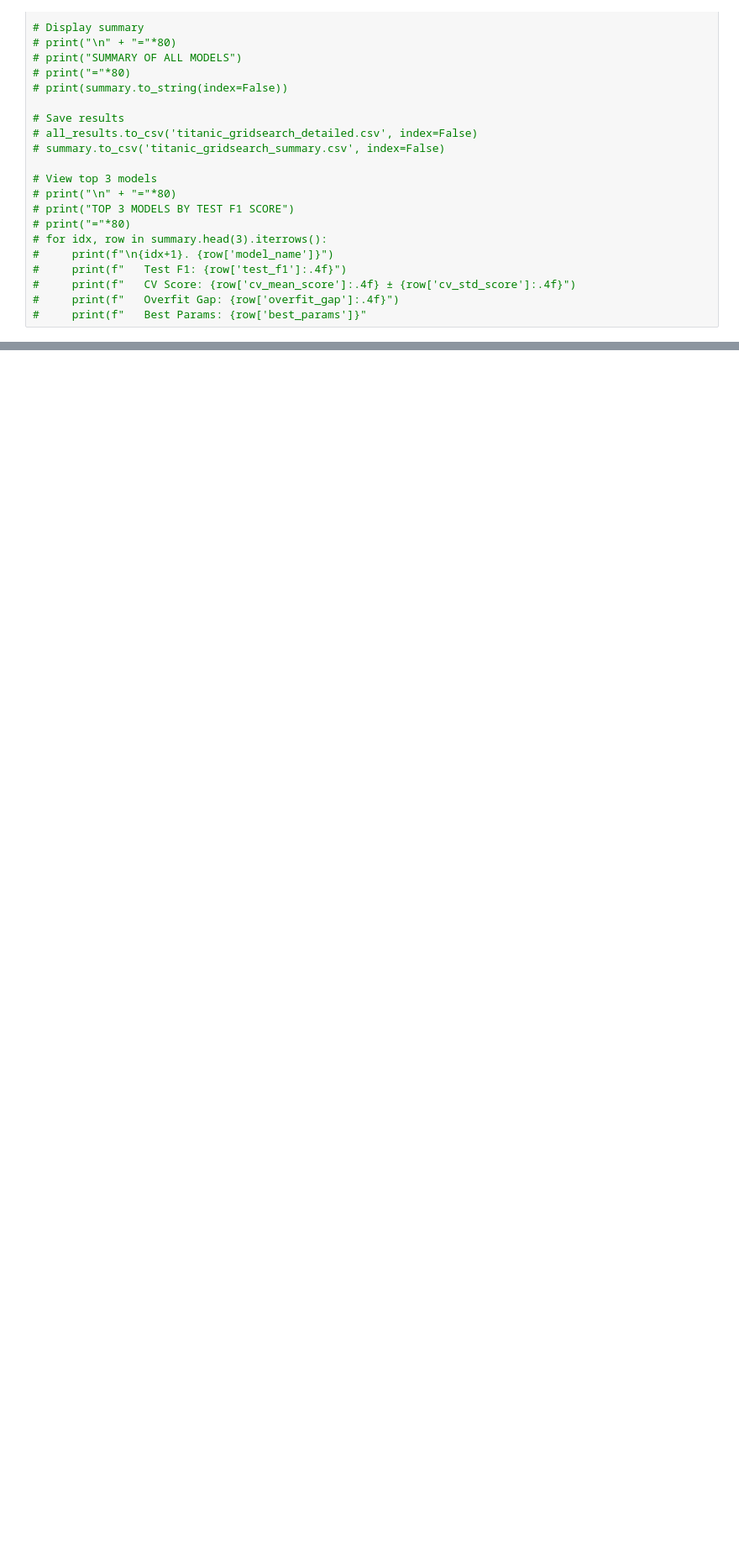
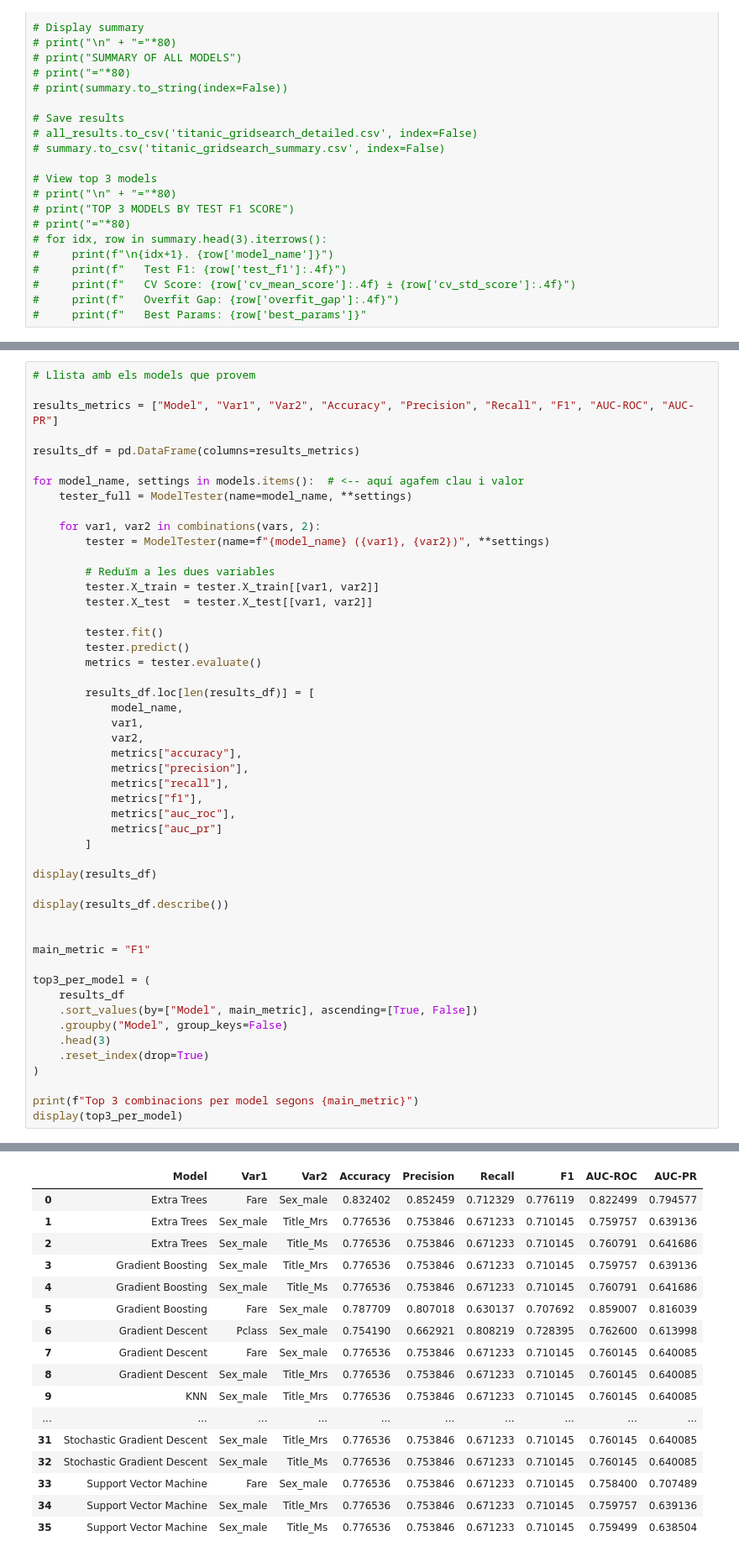
Before and after one commit to NatanSisoev/TitanicSurvival, a Jupyter notebook: practica.ipynb, the cells around one changed output, grey strips where cells are left out. Shown at 84% size. Drawn from its saved outputs; the diff is of its cells as text; blank space fills up the shorter version.

```diff
--- a/practica.ipynb
+++ b/practica.ipynb
@@ -1979,0 +2046,51 @@ def run_grid_search_all_models(models_dict, search_type="grid", cv=5, scoring="f
+# %%
+# Llista amb els models que provem
+
+results_metrics = ["Model", "Var1", "Var2", "Accuracy", "Precision", "Recall", "F1", "AUC-ROC", "AUC-PR"]
+
+results_df = pd.DataFrame(columns=results_metrics)
+
+for model_name, settings in models.items():  # <-- aquí agafem clau i valor
+    tester_full = ModelTester(name=model_name, **settings)
+
+    for var1, var2 in combinations(vars, 2):
+        tester = ModelTester(name=f"{model_name} ({var1}, {var2})", **settings)
+
+        # Reduïm a les dues variables
+        tester.X_train = tester.X_train[[var1, var2]]
+        tester.X_test  = tester.X_test[[var1, var2]]
+
+        tester.fit()
+        tester.predict()
+        metrics = tester.evaluate()
+
+        results_df.loc[len(results_df)] = [
+            model_name,
+            var1,
+            var2,
+            metrics["accuracy"],
+            metrics["precision"],
+            metrics["recall"],
+            metrics["f1"],
+            metrics["auc_roc"],
+            metrics["auc_pr"]
+        ]
+
+display(results_df)
+
+display(results_df.describe())
+
+
+main_metric = "F1"
+
+top3_per_model = (
+    results_df
+    .sort_values(by=["Model", main_metric], ascending=[True, False])
+    .groupby("Model", group_keys=False)
+    .head(3)
+    .reset_index(drop=True)
+)
+
+print(f"Top 3 combinacions per model segons {main_metric}")
+display(top3_per_model)
+# %% [output]
@@ -1979,0 +2120,17 @@ def run_grid_search_all_models(models_dict, search_type="grid", cv=5, scoring="f
+|  | Model | Var1 | Var2 | Accuracy | Precision | Recall | F1 | AUC-ROC | AUC-PR |
+| 0 | Extra Trees | Fare | Sex_male | 0.832402 | 0.852459 | 0.712329 | 0.776119 | 0.822499 | 0.794577 |
+| 1 | Extra Trees | Sex_male | Title_Mrs | 0.776536 | 0.753846 | 0.671233 | 0.710145 | 0.759757 | 0.639136 |
+| 2 | Extra Trees | Sex_male | Title_Ms | 0.776536 | 0.753846 | 0.671233 | 0.710145 | 0.760791 | 0.641686 |
+| 3 | Gradient Boosting | Sex_male | Title_Mrs | 0.776536 | 0.753846 | 0.671233 | 0.710145 | 0.759757 | 0.639136 |
+| 4 | Gradient Boosting | Sex_male | Title_Ms | 0.776536 | 0.753846 | 0.671233 | 0.710145 | 0.760791 | 0.641686 |
+| 5 | Gradient Boosting | Fare | Sex_male | 0.787709 | 0.807018 | 0.630137 | 0.707692 | 0.859007 | 0.816039 |
+| 6 | Gradient Descent | Pclass | Sex_male | 0.754190 | 0.662921 | 0.808219 | 0.728395 | 0.762600 | 0.613998 |
+| 7 | Gradient Descent | Fare | Sex_male | 0.776536 | 0.753846 | 0.671233 | 0.710145 | 0.760145 | 0.640085 |
+| 8 | Gradient Descent | Sex_male | Title_Mrs | 0.776536 | 0.753846 | 0.671233 | 0.710145 | 0.760145 | 0.640085 |
+| 9 | KNN | Sex_male | Title_Mrs | 0.776536 | 0.753846 | 0.671233 | 0.710145 | 0.760145 | 0.640085 |
+| ... | ... | ... | ... | ... | ... | ... | ... | ... | ... |
+| 31 | Stochastic Gradient Descent | Sex_male | Title_Mrs | 0.776536 | 0.753846 | 0.671233 | 0.710145 | 0.760145 | 0.640085 |
+| 32 | Stochastic Gradient Descent | Sex_male | Title_Ms | 0.776536 | 0.753846 | 0.671233 | 0.710145 | 0.760145 | 0.640085 |
+| 33 | Support Vector Machine | Fare | Sex_male | 0.776536 | 0.753846 | 0.671233 | 0.710145 | 0.758400 | 0.707489 |
+| 34 | Support Vector Machine | Sex_male | Title_Mrs | 0.776536 | 0.753846 | 0.671233 | 0.710145 | 0.759757 | 0.639136 |
+| 35 | Support Vector Machine | Sex_male | Title_Ms | 0.776536 | 0.753846 | 0.671233 | 0.710145 | 0.759499 | 0.638504 |
```
Also changed, not shown: parts of 9 cells of this notebook.
